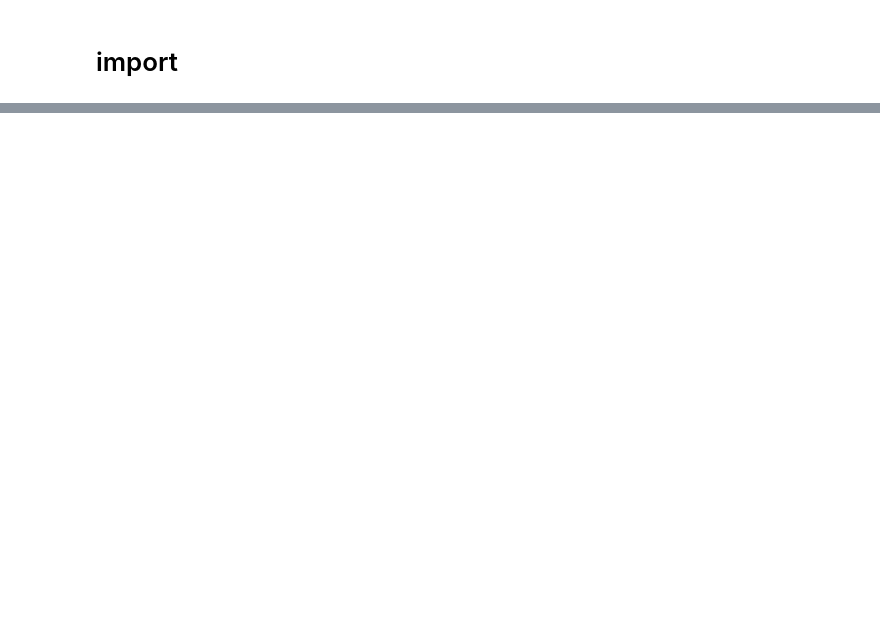
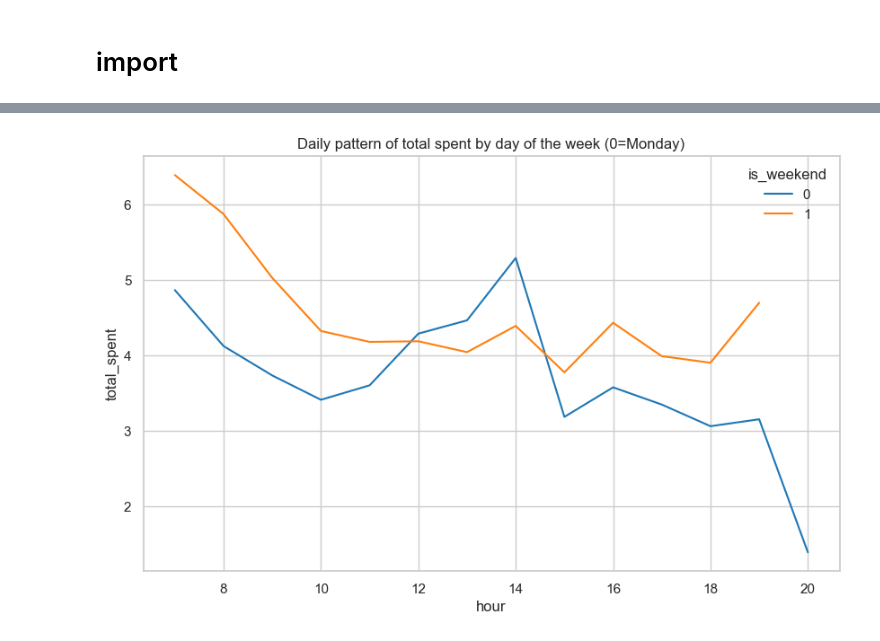
Before and after one commit to claragarciaperez9/French_bakery_forecasting, a Jupyter notebook: 01_EDA.ipynb, the cells around one changed output, grey strips where cells are left out. Cells and saved outputs as stored; diff of their text form; code cells hidden in the pictures; blank space fills up the shorter version.

```diff
--- a/01_EDA.ipynb
+++ b/01_EDA.ipynb
@@ -265,0 +217,7 @@ popularity[popularity["article"]=="FORMULE SANDWICH"]
+# %%
+plt.figure(figsize=(10, 6))
+sns.lineplot(x='hour', y='total_spent', hue='is_weekend', data=df_ticket, palette="tab10", errorbar=None)
+plt.title("Daily pattern of total spent by day of the week (0=Monday)")
+plt.show()
+# %% [output]
+[figure, added]
```
Also changed, not shown: parts of 44 cells of this notebook.
